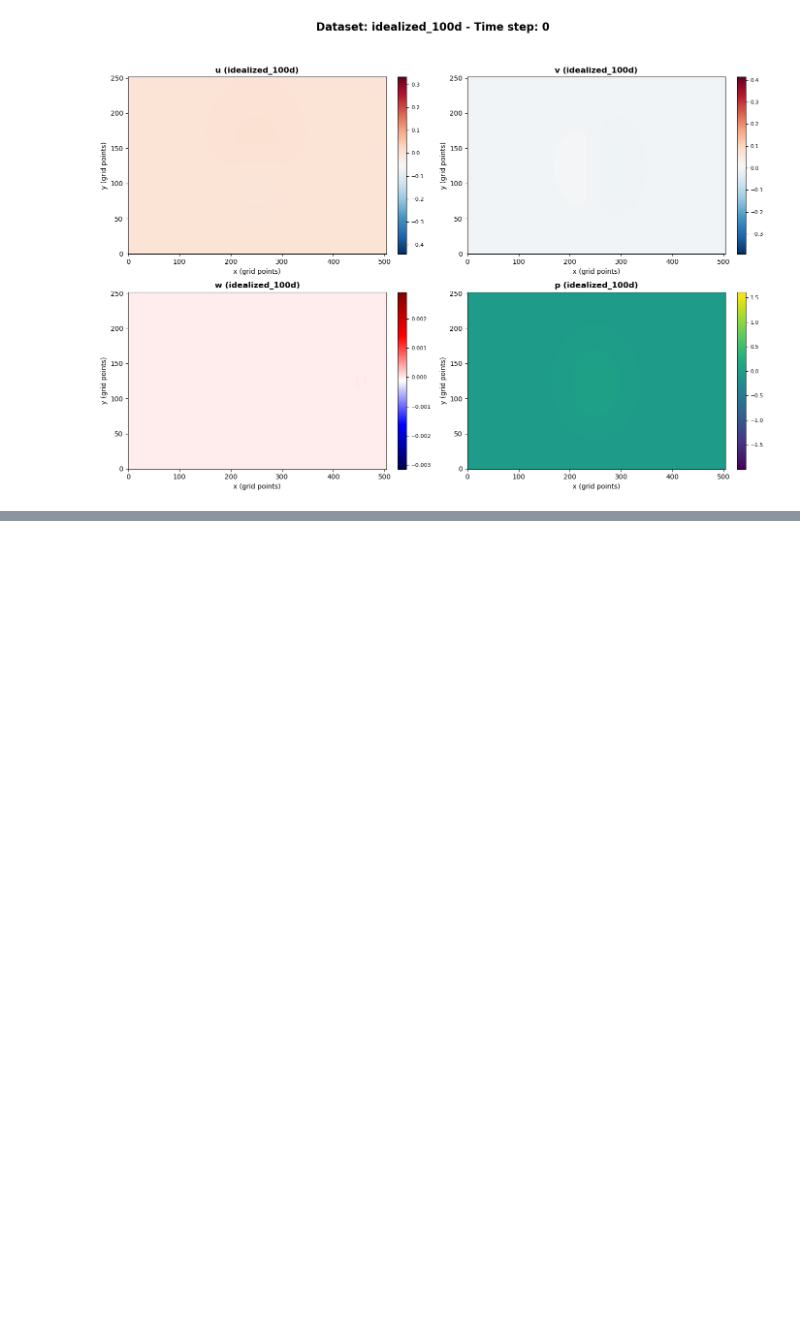
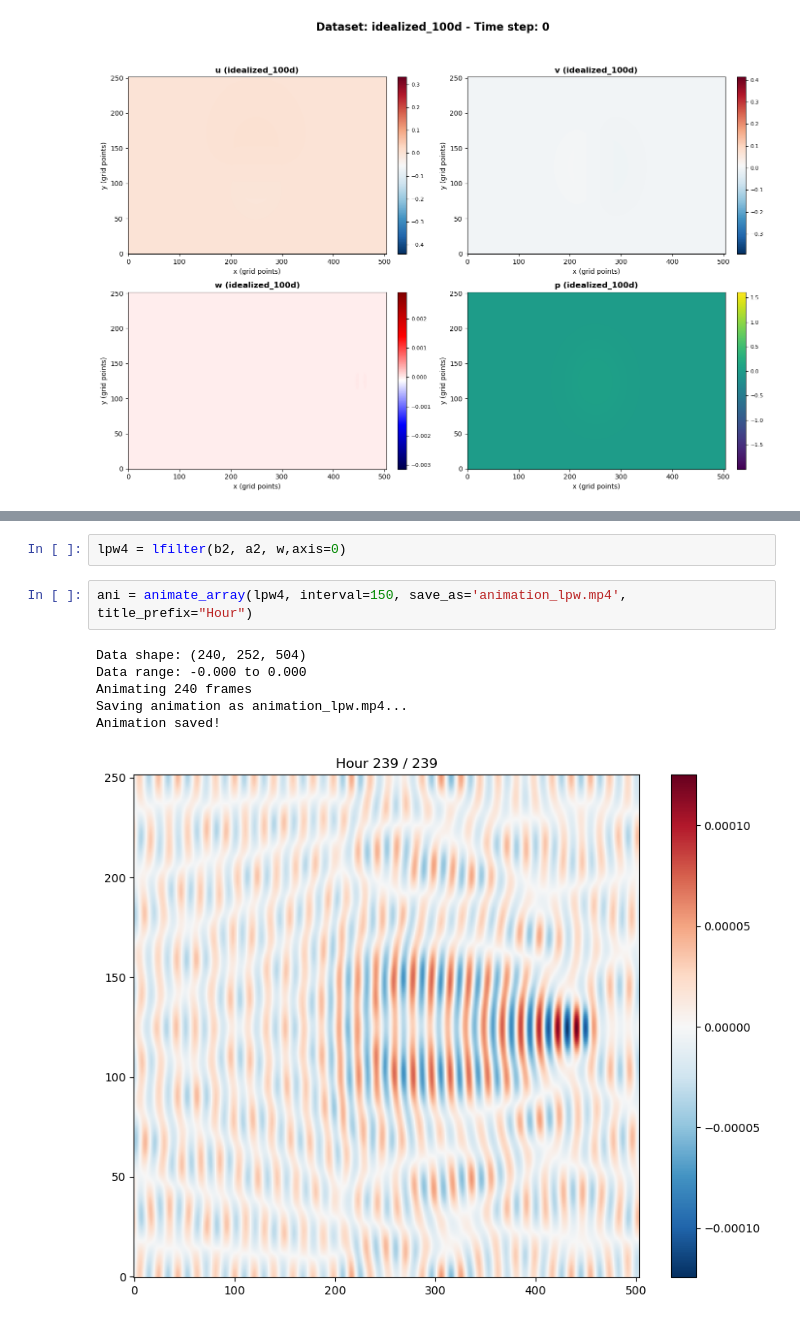
Before and after one commit to BelalAbdelhadi/ps3D, a Jupyter notebook: tide1/analysis/analyse.ipynb, the cells around one changed output, grey strips where cells are left out. Drawn from its saved outputs; the diff is of its cells as text; blank space fills up the shorter version.

```diff
--- a/tide1/analysis/analyse.ipynb
+++ b/tide1/analysis/analyse.ipynb
@@ -201,0 +316,11 @@ print(lpv4.dtype)
+# %%
+lpw4 = lfilter(b2, a2, w,axis=0)
+# %%
+ani = animate_array(lpw4, interval=150, save_as='animation_lpw.mp4', title_prefix="Hour")
+# %% [output]
+Data shape: (240, 252, 504)
+Data range: -0.000 to 0.000
+Animating 240 frames
+Saving animation as animation_lpw.mp4...
+Animation saved!
+[figure, added]
```
Also changed, not shown: parts of 20 cells of this notebook, 15 other files.
